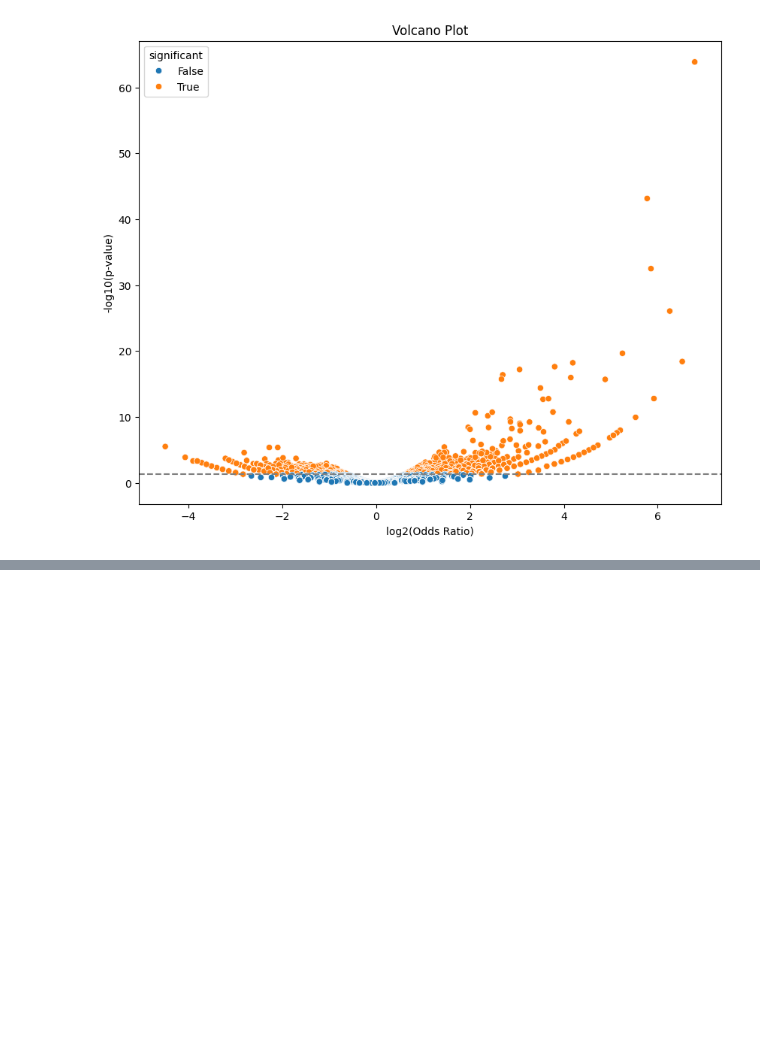
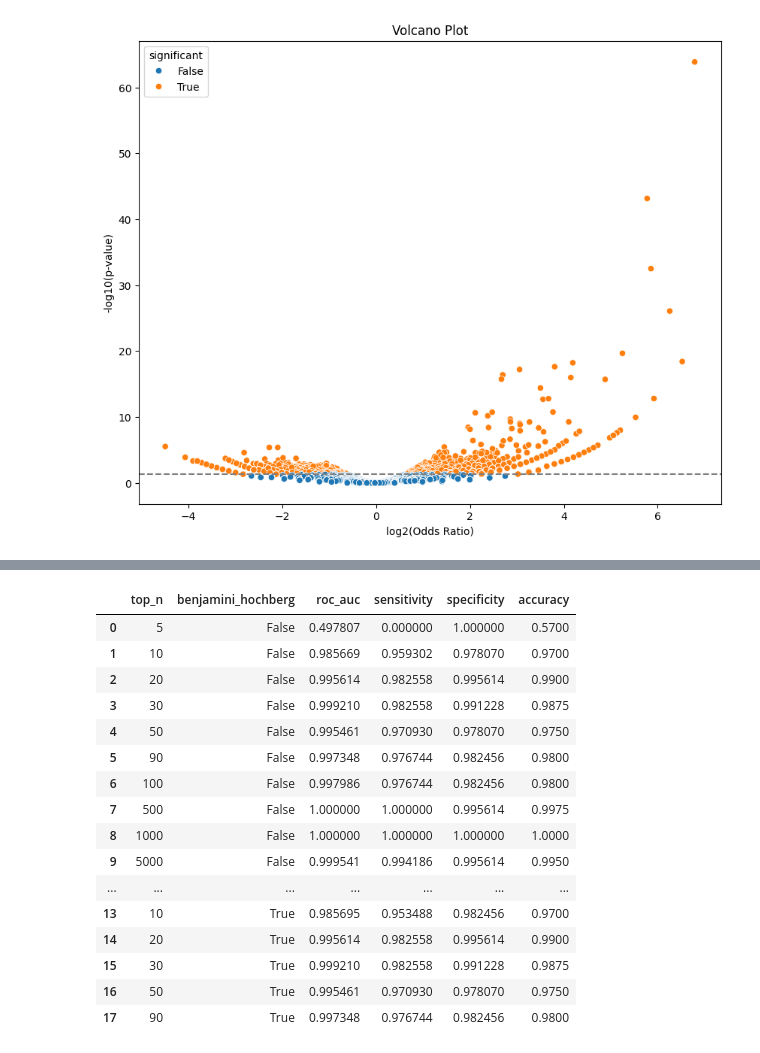
Before and after one commit to saartjeherman/Emerson, a Jupyter notebook: emerson_clean.ipynb, the cells around one changed output, grey strips where cells are left out. Cells and saved outputs as stored; diff of their text form; code cells hidden in the pictures; blank space fills up the shorter version.

Commit message:
Apply Benjamini-hochberg correction

```diff
--- a/emerson_clean.ipynb
+++ b/emerson_clean.ipynb
@@ -255,14 +236,31 @@ generate_volcano_plot(fisher_exact_results_df, 'results\\plots\\volcano_plot.png
 #####  match/count the HLA-02.01 related TCR's for every patient
 ##### make a table with 3 columns: patient, #total TCR's and #HLA-02.01 related TCR's (from the fisher_exact_results_df where p-value < 0.05 and odds_ratio > 1)
+# %%
+def apply_benjamini_hochberg(fisher_exact_results_df):
+    # Voer de Benjamini-Hochberg-correctie uit
+    fisher_exact_results_df = fisher_exact_results_df.sort_values(by='p_value').reset_index(drop=True)
+    fisher_exact_results_df['corrected_p_value'] = fisher_exact_results_df['p_value'] * len(fisher_exact_results_df) / (fisher_exact_results_df.index + 1)
+
+    return fisher_exact_results_df
 # %%
-def match_and_select_related_tcrs(fisher_exact_results_df, hla_labelling, patients_path, top_n=10, number_patients=666):
+def match_and_select_related_tcrs(fisher_exact_results_df, hla_labelling, patients_path, top_n=10, number_patients=666, sort_column='p_value', benjamini_hochberg=False):
     tsv_gz_files, patient_names = read_patient_files(patients_path, number_patients)
 
     files_path = path + patients_path #'\\data\\HLA_emerson_2017'
 
     result_data = []
     related_tcrs = fisher_exact_results_df[(fisher_exact_results_df['p_value'] < 0.05) & (fisher_exact_results_df['odds_ratio'] > 1)].reset_index(drop=True)
-    top_related_tcrs = related_tcrs.sort_values(by=["p_value"]).head(top_n)
+    top_related_tcrs = related_tcrs.sort_values(by=[sort_column]).head(top_n)
+
+    if benjamini_hochberg:
+        fisher_exact_results_df = apply_benjamini_hochberg(fisher_exact_results_df)
+        related_tcrs = fisher_exact_results_df[(fisher_exact_results_df['corrected_p_value'] < 0.05) & (fisher_exact_results_df['odds_ratio'] > 1)].reset_index(drop=True)
+        if sort_column == 'p_value':
+            top_related_tcrs = related_tcrs.sort_values(by=['corrected_p_value']).head(top_n)
+        else:
+            top_related_tcrs = related_tcrs.sort_values(by=[sort_column]).head(top_n)
+
+
     for f in tsv_gz_files:
         file_path = os.path.join(files_path, f)
         with gzip.open(file_path, 'rt') as fi:
@@ -327,7 +325,7 @@ def calculate_metrics(result_df):
     return sensitivity, specificity, accuracy
 # %%
 #make a ROC curve for the trained model
-def plot_roc_curve(result_df, top_n, training=True):
+def plot_roc_curve(result_df, top_n, training=True, benjamini_hochberg=False):
     fpr, tpr, thresholds = roc_curve(result_df['has_HLA_A02_01_label'], result_df['probability'])
     roc_auc = auc(fpr, tpr)
 
@@ -345,9 +343,15 @@ def plot_roc_curve(result_df, top_n, training=True):
     if training == True:
         filename = 'results\\plots\\ROC_Logistic_Regression_top' + str(top_n) + '_related_tcrs_training.png'
         title = "ROC Logistic Regression top " + str(top_n) + " related tcrs (Training set)"
+        if benjamini_hochberg:
+            filename = 'results\\plots\\ROC_Logistic_Regression_top' + str(top_n) + '_related_tcrs_training_bh.png'
+            title = "ROC Logistic Regression top " + str(top_n) + " related tcrs (Training set, Benjamini-Hochberg)"
     elif training == False:
         filename = 'results\\plots\\ROC_Logistic_Regression_top' + str(top_n) + '_related_tcrs_validation.png'
         title = "ROC Logistic Regression top " + str(top_n) + " related tcrs (Validation set)"
+        if benjamini_hochberg:
+            filename = 'results\\plots\\ROC_Logistic_Regression_top' + str(top_n) + '_related_tcrs_validation_bh.png'
+            title = "ROC Logistic Regression top " + str(top_n) + " related tcrs (Validation set, Benjamini-Hochberg)"
 
     print(title)
     plt.title(title)
@@ -358,7 +362,7 @@ def plot_roc_curve(result_df, top_n, training=True):
 
     return roc_auc
 # %%
-def make_classifier(result_df, top_n=10):
+def make_classifier(result_df, top_n=10, benjamini_hochberg=False):
     # make classifier logistic regression:
     # - features are total_tcrs and related_tcrs
     # - target is has_HLA_A02_01
@@ -373,7 +377,11 @@ def make_classifier(result_df, top_n=10):
     result_df['prediction'] = model.predict(X)
 
     #save the model
-    dump(model, 'results\\models\\logistic_regression_top' + str(top_n) + '_related_tcrs.joblib')
+    if benjamini_hochberg:
+        dump(model, 'results\\models\\logistic_regression_top' + str(top_n) + '_related_tcrs_bh.joblib')
+    else:
+        dump(model, 'results\\models\\logistic_regression_top' + str(top_n) + '_related_tcrs.joblib')
+
 
     return result_df, model
 # %%
@@ -576,0 +597,20 @@ See the caveats in the documentation: https://pandas.pydata.org/pandas-docs/stab
+# %%
+metrics_training_df
+# %% [output]
+|  | top_n | benjamini_hochberg | roc_auc | sensitivity | specificity | accuracy |
+| 0 | 5 | False | 0.497807 | 0.000000 | 1.000000 | 0.5700 |
+| 1 | 10 | False | 0.985669 | 0.959302 | 0.978070 | 0.9700 |
+| 2 | 20 | False | 0.995614 | 0.982558 | 0.995614 | 0.9900 |
+| 3 | 30 | False | 0.999210 | 0.982558 | 0.991228 | 0.9875 |
+| 4 | 50 | False | 0.995461 | 0.970930 | 0.978070 | 0.9750 |
+| 5 | 90 | False | 0.997348 | 0.976744 | 0.982456 | 0.9800 |
+| 6 | 100 | False | 0.997986 | 0.976744 | 0.982456 | 0.9800 |
+| 7 | 500 | False | 1.000000 | 1.000000 | 0.995614 | 0.9975 |
+| 8 | 1000 | False | 1.000000 | 1.000000 | 1.000000 | 1.0000 |
+| 9 | 5000 | False | 0.999541 | 0.994186 | 0.995614 | 0.9950 |
+| ... | ... | ... | ... | ... | ... | ... |
+| 13 | 10 | True | 0.985695 | 0.953488 | 0.982456 | 0.9700 |
+| 14 | 20 | True | 0.995614 | 0.982558 | 0.995614 | 0.9900 |
+| 15 | 30 | True | 0.999210 | 0.982558 | 0.991228 | 0.9875 |
+| 16 | 50 | True | 0.995461 | 0.970930 | 0.978070 | 0.9750 |
+| 17 | 90 | True | 0.997348 | 0.976744 | 0.982456 | 0.9800 |
```
Also changed, not shown: parts of 6 cells of this notebook.
